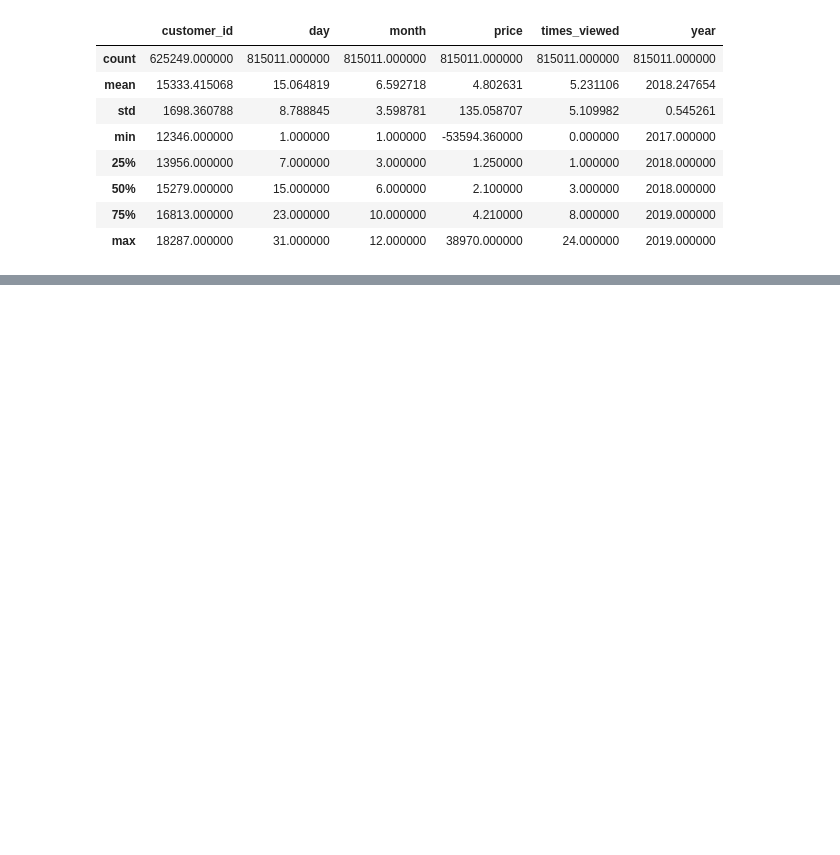
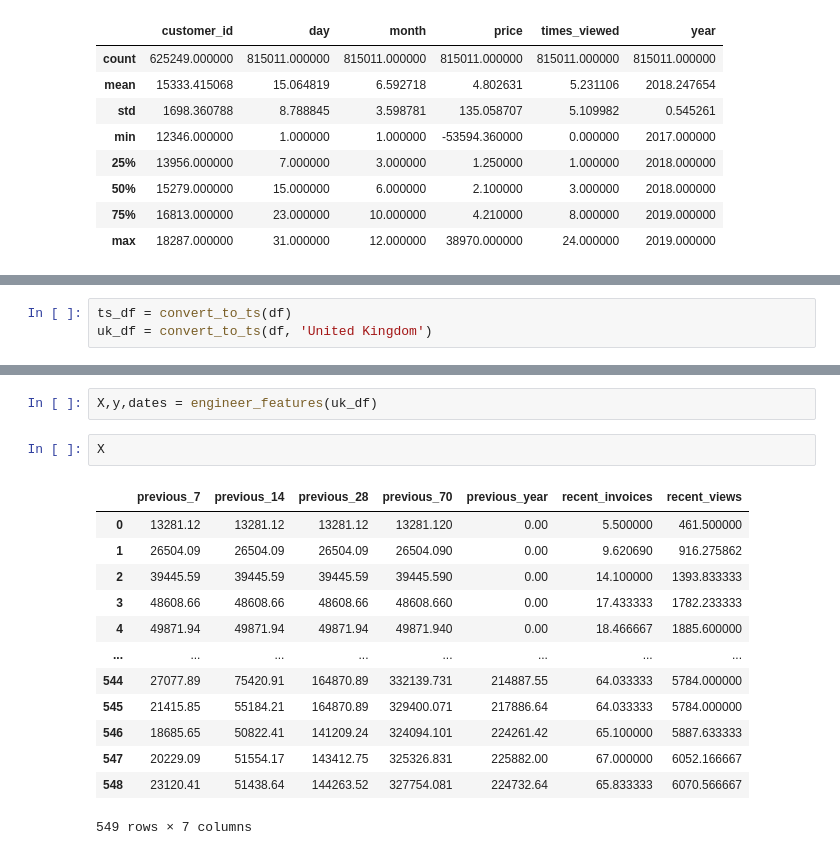
Before and after one commit to JonVenezia/AI-Capstone, a Jupyter notebook: EDA.ipynb, the cells around one changed output, grey strips where cells are left out. Cells and saved outputs as stored; diff of their text form; blank space fills up the shorter version.

```diff
--- a/EDA.ipynb
+++ b/EDA.ipynb
@@ -257,0 +301,3 @@ df.describe()
+# %%
+ts_df = convert_to_ts(df)
+uk_df = convert_to_ts(df, 'United Kingdom')
@@ -257,0 +333,18 @@ df.describe()
+# %%
+X,y,dates = engineer_features(uk_df)
+# %%
+X
+# %% [output]
+|  | previous_7 | previous_14 | previous_28 | previous_70 | previous_year | recent_invoices | recent_views |
+| 0 | 13281.12 | 13281.12 | 13281.12 | 13281.120 | 0.00 | 5.500000 | 461.500000 |
+| 1 | 26504.09 | 26504.09 | 26504.09 | 26504.090 | 0.00 | 9.620690 | 916.275862 |
+| 2 | 39445.59 | 39445.59 | 39445.59 | 39445.590 | 0.00 | 14.100000 | 1393.833333 |
+| 3 | 48608.66 | 48608.66 | 48608.66 | 48608.660 | 0.00 | 17.433333 | 1782.233333 |
+| 4 | 49871.94 | 49871.94 | 49871.94 | 49871.940 | 0.00 | 18.466667 | 1885.600000 |
+| ... | ... | ... | ... | ... | ... | ... | ... |
+| 544 | 27077.89 | 75420.91 | 164870.89 | 332139.731 | 214887.55 | 64.033333 | 5784.000000 |
+| 545 | 21415.85 | 55184.21 | 164870.89 | 329400.071 | 217886.64 | 64.033333 | 5784.000000 |
+| 546 | 18685.65 | 50822.41 | 141209.24 | 324094.101 | 224261.42 | 65.100000 | 5887.633333 |
+| 547 | 20229.09 | 51554.17 | 143412.75 | 325326.831 | 225882.00 | 67.000000 | 6052.166667 |
+| 548 | 23120.41 | 51438.64 | 144263.52 | 327754.081 | 224732.64 | 65.833333 | 6070.566667 |
+549 rows × 7 columns
```
Also changed, not shown: parts of 8 cells of this notebook, 1 other file.
